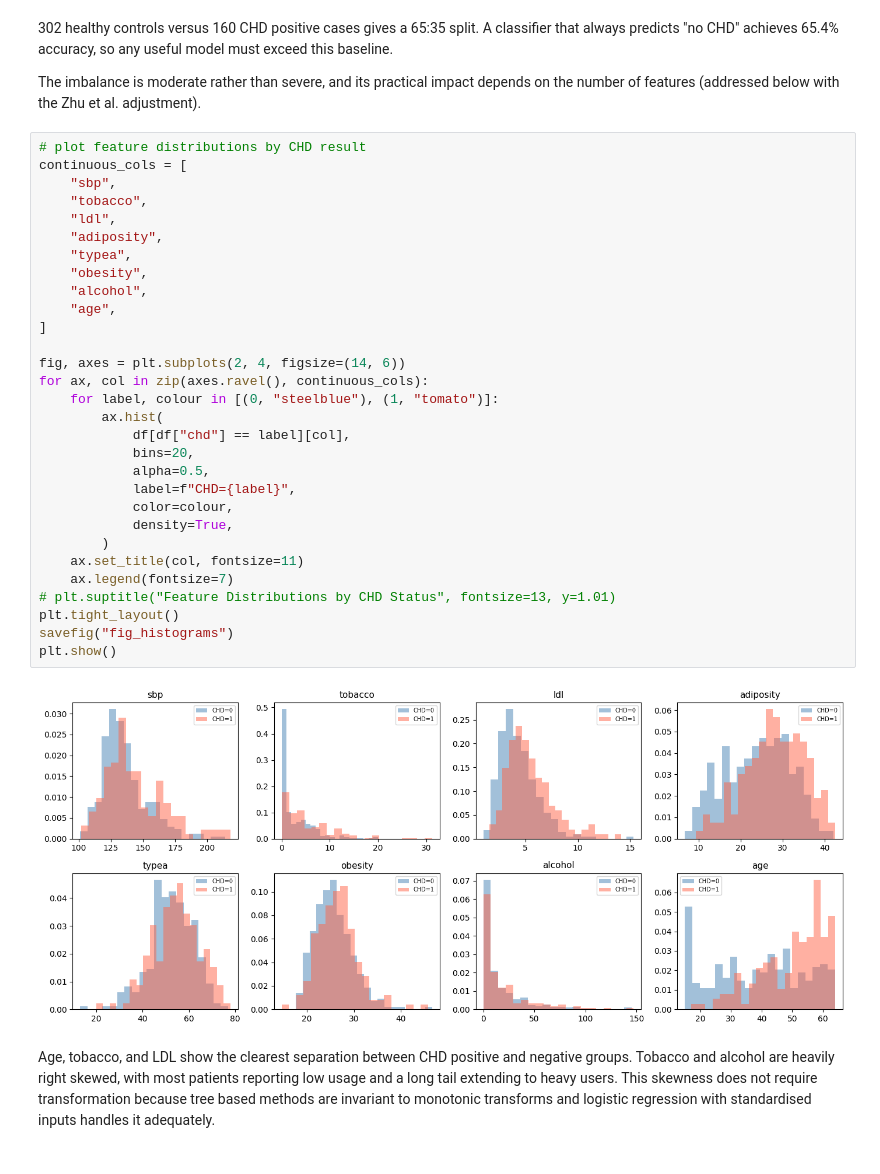
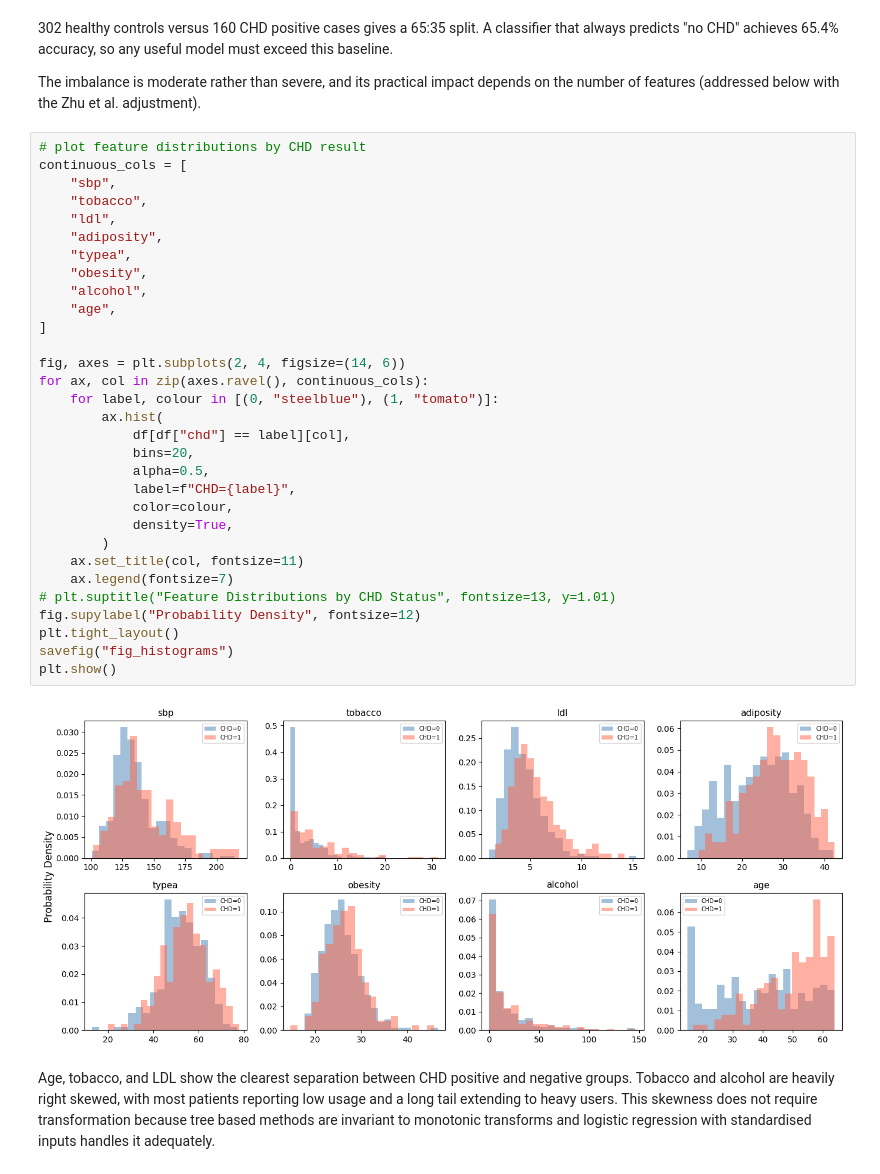
Before and after one commit to ytterbiu/SMM636-ML-a02-heart-disease, a Jupyter notebook: ml-smm636-a02-heart-disease.ipynb, the cells around one changed output. Saved outputs shown, nothing was run; the diff lists cells and outputs as text.

```diff
--- a/ml-smm636-a02-heart-disease.ipynb
+++ b/ml-smm636-a02-heart-disease.ipynb
@@ -144,34 +144,35 @@ The imbalance is moderate rather than severe, and its practical impact depends o
 # plot feature distributions by CHD result
 continuous_cols = [
     "sbp",
     "tobacco",
     "ldl",
     "adiposity",
     "typea",
     "obesity",
     "alcohol",
     "age",
 ]
 
 fig, axes = plt.subplots(2, 4, figsize=(14, 6))
 for ax, col in zip(axes.ravel(), continuous_cols):
     for label, colour in [(0, "steelblue"), (1, "tomato")]:
         ax.hist(
             df[df["chd"] == label][col],
             bins=20,
             alpha=0.5,
             label=f"CHD={label}",
             color=colour,
             density=True,
         )
     ax.set_title(col, fontsize=11)
     ax.legend(fontsize=7)
 # plt.suptitle("Feature Distributions by CHD Status", fontsize=13, y=1.01)
+fig.supylabel("Probability Density", fontsize=12)
 plt.tight_layout()
 savefig("fig_histograms")
 plt.show()
 # %% [output]
-[figure, old version]
+[figure, new version]
 # %% [markdown]
 Age, tobacco, and LDL show the clearest separation between CHD positive and negative groups. Tobacco and alcohol are heavily right skewed, with most patients reporting low usage and a long tail extending to heavy users. This skewness does not require transformation because tree based methods are invariant to monotonic transforms and logistic regression with standardised inputs handles it adequately.
 # %% [markdown]
```
Also changed, not shown: parts of 4 cells of this notebook, 7 other files.
